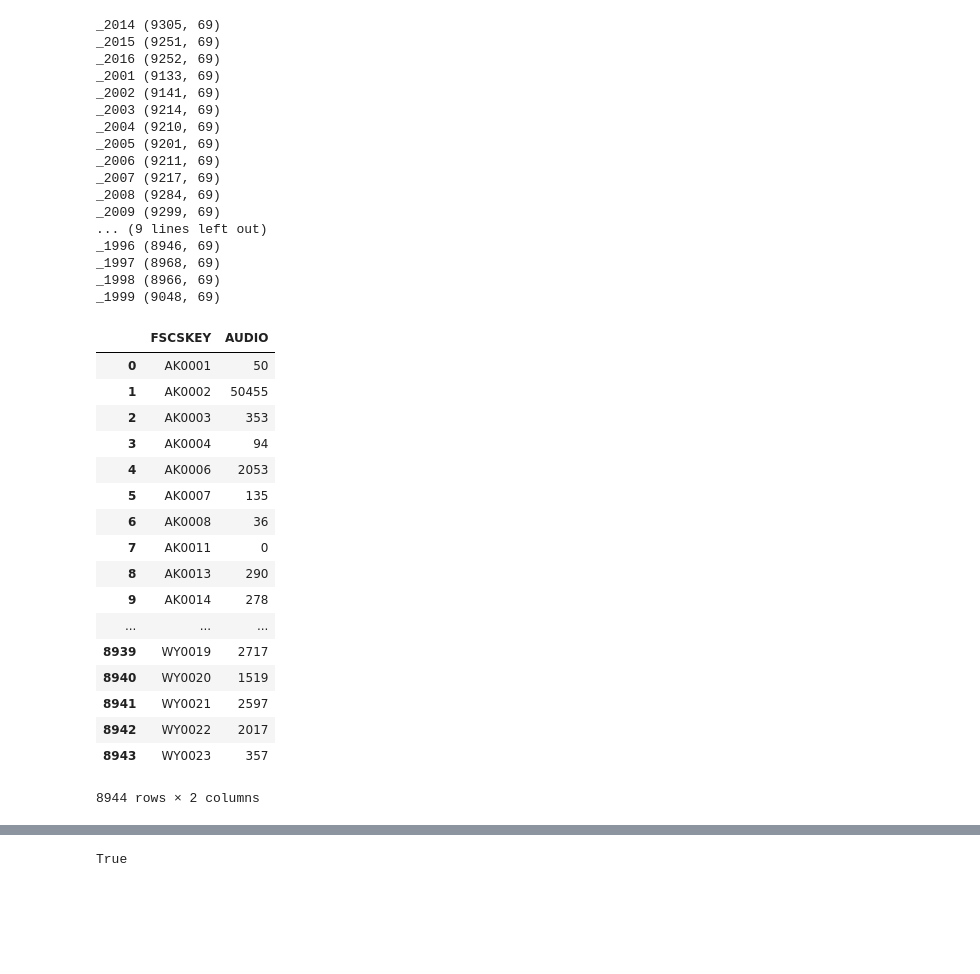
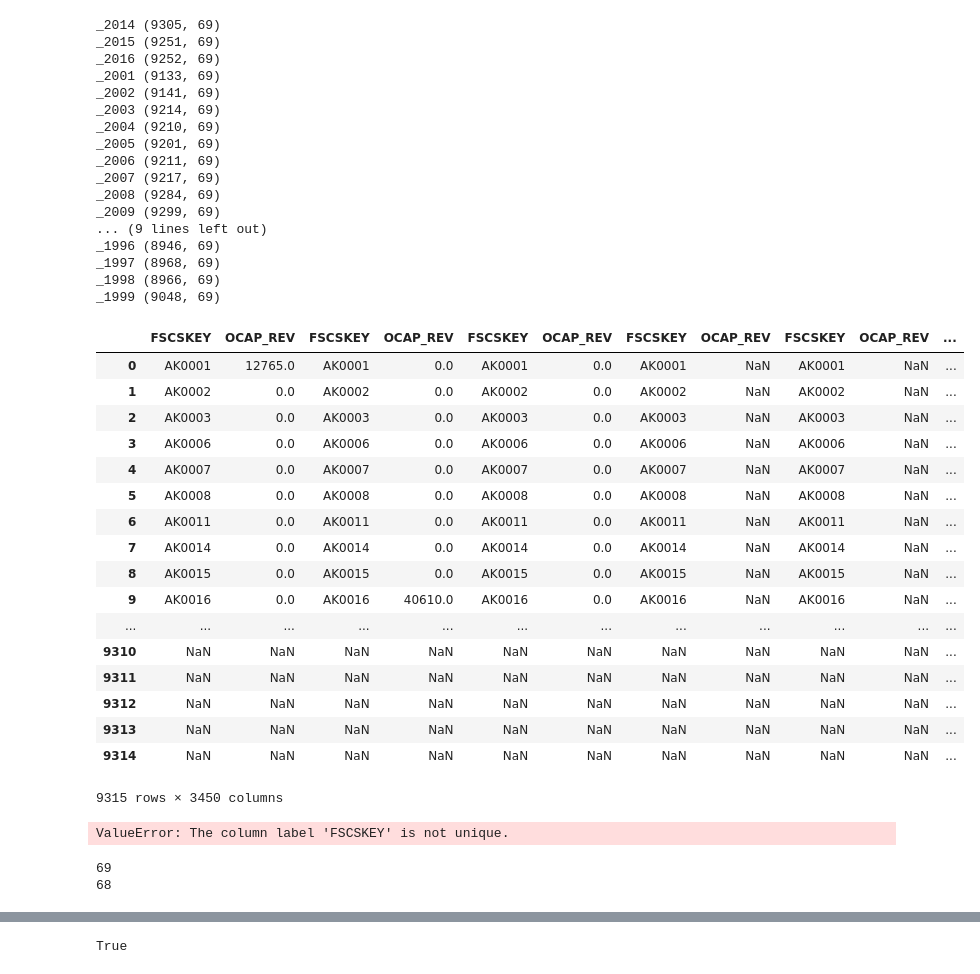
Before and after one commit to olgabane/Insight2019_LibraryProject, a Jupyter notebook: Library_Week2_Notebook3_ML#1.ipynb, the cells around one changed output, grey strips where cells are left out. Saved outputs shown, nothing was run; the diff lists cells and outputs as text; code cells hidden in the pictures; blank space fills up the shorter version.

Commit message:
Loop to merge all yearly data for each column (feature)

```diff
--- a/Library_Week2_Notebook3_ML#1.ipynb
+++ b/Library_Week2_Notebook3_ML#1.ipynb
@@ -589,8 +589,7 @@ for k, v in Dict_all_dfs_69cols.items():
 # %%
 #Make sure all dfs now have 69 columns
 for k, v in Dict_all_dfs_69cols.items():
-    Dict_all_dfs_69cols['_1992']['ADDRESS']
-    Dict_all_dfs_69cols['_1993']['ADDRESS']
+    print(k, v.shape)
 # %% [output]
 _2014 (9305, 69)
 _2015 (9251, 69)
@@ -615,24 +614,45 @@ newdf = pd.DataFrame()
 for i in range(len(Unique_col_names_list)):
     for k, v in Dict_all_dfs_69cols.items():
         newdf = pd.concat([newdf, v[['FSCSKEY', Unique_col_names_list[i]]]], axis = 1)
-# %%
-df1
-# %% [output]
-|  | FSCSKEY | AUDIO |
-| 0 | AK0001 | 50 |
-| 1 | AK0002 | 50455 |
-| 2 | AK0003 | 353 |
-| 3 | AK0004 | 94 |
-| 4 | AK0006 | 2053 |
-| 5 | AK0007 | 135 |
-| 6 | AK0008 | 36 |
-| 7 | AK0011 | 0 |
-| 8 | AK0013 | 290 |
-| 9 | AK0014 | 278 |
-| ... | ... | ... |
-| 8939 | WY0019 | 2717 |
-| 8940 | WY0020 | 1519 |
-| 8941 | WY0021 | 2597 |
-| 8942 | WY0022 | 2017 |
-| 8943 | WY0023 | 357 |
-8944 rows × 2 columns
+# %%
+newdf
+# %% [output]
+|  | FSCSKEY | OCAP_REV | FSCSKEY | OCAP_REV | FSCSKEY | OCAP_REV | FSCSKEY | OCAP_REV | FSCSKEY | OCAP_REV | ... |
+| 0 | AK0001 | 12765.0 | AK0001 | 0.0 | AK0001 | 0.0 | AK0001 | NaN | AK0001 | NaN | ... |
+| 1 | AK0002 | 0.0 | AK0002 | 0.0 | AK0002 | 0.0 | AK0002 | NaN | AK0002 | NaN | ... |
+| 2 | AK0003 | 0.0 | AK0003 | 0.0 | AK0003 | 0.0 | AK0003 | NaN | AK0003 | NaN | ... |
+| 3 | AK0006 | 0.0 | AK0006 | 0.0 | AK0006 | 0.0 | AK0006 | NaN | AK0006 | NaN | ... |
+| 4 | AK0007 | 0.0 | AK0007 | 0.0 | AK0007 | 0.0 | AK0007 | NaN | AK0007 | NaN | ... |
+| 5 | AK0008 | 0.0 | AK0008 | 0.0 | AK0008 | 0.0 | AK0008 | NaN | AK0008 | NaN | ... |
+| 6 | AK0011 | 0.0 | AK0011 | 0.0 | AK0011 | 0.0 | AK0011 | NaN | AK0011 | NaN | ... |
+| 7 | AK0014 | 0.0 | AK0014 | 0.0 | AK0014 | 0.0 | AK0014 | NaN | AK0014 | NaN | ... |
+| 8 | AK0015 | 0.0 | AK0015 | 0.0 | AK0015 | 0.0 | AK0015 | NaN | AK0015 | NaN | ... |
+| 9 | AK0016 | 0.0 | AK0016 | 40610.0 | AK0016 | 0.0 | AK0016 | NaN | AK0016 | NaN | ... |
+| ... | ... | ... | ... | ... | ... | ... | ... | ... | ... | ... | ... |
+| 9310 | NaN | NaN | NaN | NaN | NaN | NaN | NaN | NaN | NaN | NaN | ... |
+| 9311 | NaN | NaN | NaN | NaN | NaN | NaN | NaN | NaN | NaN | NaN | ... |
+| 9312 | NaN | NaN | NaN | NaN | NaN | NaN | NaN | NaN | NaN | NaN | ... |
+| 9313 | NaN | NaN | NaN | NaN | NaN | NaN | NaN | NaN | NaN | NaN | ... |
+| 9314 | NaN | NaN | NaN | NaN | NaN | NaN | NaN | NaN | NaN | NaN | ... |
+9315 rows × 3450 columns
+# %%
+list_of_dataframes = list()
+
+for i in range(len(Unique_col_names_list)):
+    tempdf = pd.DataFrame()
+    for k, v in Dict_all_dfs_69cols.items():
+        if k == '_2014':
+            tempdf = v[['FSCSKEY', Unique_col_names_list[i]]]
+        else:
+            tempdf = pd.merge(tempdf, v[['FSCSKEY', Unique_col_names_list[i]]], how = 'outer', on = 'FSCSKEY')
+    list_of_dataframes.append(tempdf)
+# %% [output]
+ValueError: The column label 'FSCSKEY' is not unique.
+# %%
+#NEED to get rid of FSCSKEY in Unique_col_names_list!!
+print(len(Unique_col_names_list))
+if 'FSCSKEY' in Unique_col_names_list: Unique_col_names_list.remove('FSCSKEY')
+print(len(Unique_col_names_list))
+# %% [output]
+69
+68
```
Also changed, not shown: parts of 2 cells of this notebook.
